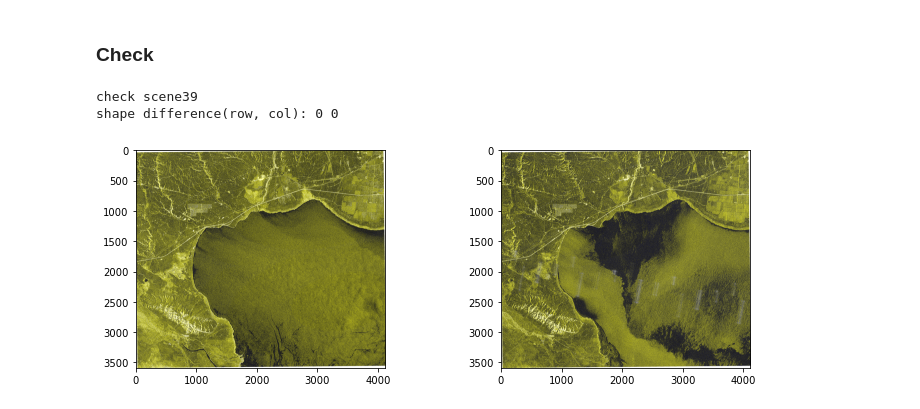
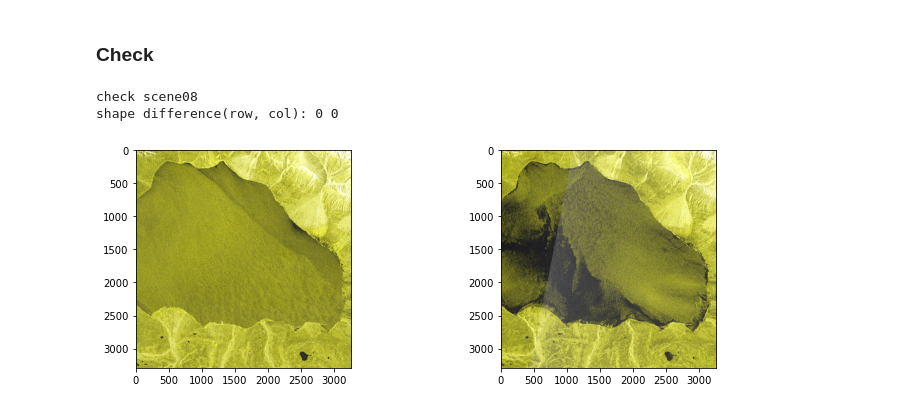
Before and after one commit to xinluo2018/Tibet-Water-2020, a Jupyter notebook: notebooks/dset_clean.ipynb, the cells around one changed output. Drawn from its saved outputs; the diff is of its cells as text; code cells hidden in the pictures.

```diff
--- a/notebooks/dset_clean.ipynb
+++ b/notebooks/dset_clean.ipynb
@@ -94,24 +94,25 @@ shape difference(row, col): 0 0
 # %% [markdown]
 ### Check
 # %%
-### check the scene and the truth
-idx = '39'
+### check the resized scene and the truth
+idx = '08'
 print('check scene' + idx)
 path_as = config.root_proj + '/data/dset/s1_ascend/scene'+ idx + '_s1as.tif'
 path_des = config.root_proj + '/data/dset/s1_descend/scene' + idx + '_s1des.tif'
+
 s1_as, s1_as_info = readTiff(path_as)
 s1_des, s1_des_info = readTiff(path_des)
 dif_row = s1_as_info['row']-s1_des_info['row']
 dif_col = s1_as_info['col']-s1_des_info['col']
 print('shape difference(row, col):', dif_row, dif_col)
 colors = ['white', 'blue']
 cmap = mpl.colors.ListedColormap(colors)
 plt.figure(figsize=(12, 4))
 plt.subplot(1,2,1)
 imgShow(s1_as, color_bands=(0,0,1), clip_percent=2, per_band_clip='True')
 plt.subplot(1,2,2)
 imgShow(s1_des, color_bands=(0,0,1), clip_percent=2, per_band_clip='True')
 # %% [output]
-check scene39
+check scene08
 shape difference(row, col): 0 0
-[figure, old version]
+[figure, new version]
```
Also changed, not shown: 22 other files.
